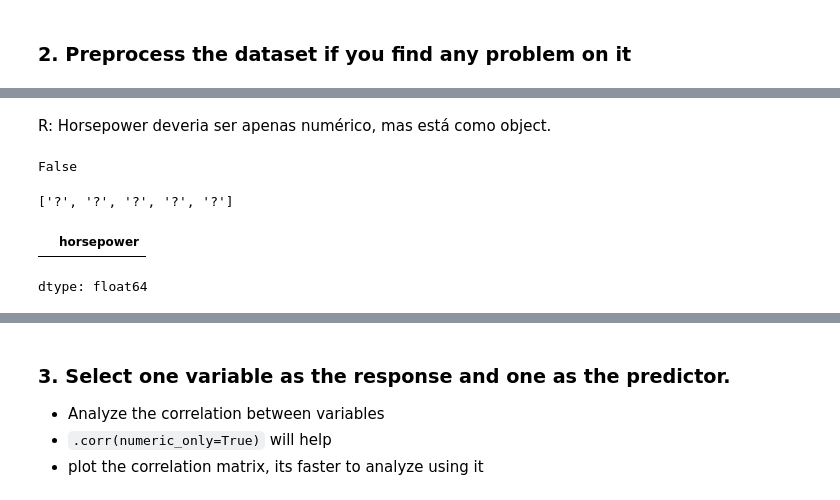
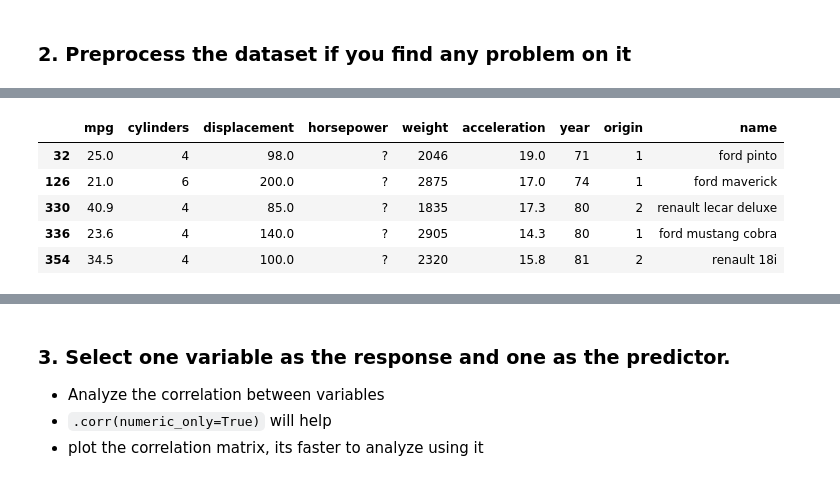
Before and after one commit to fabiojorge10/Data-Science, a Jupyter notebook: Week_10/ds-pr-week-10-student.ipynb, the cells around one changed output, grey strips where cells are left out. Saved outputs shown, nothing was run; the diff lists cells and outputs as text; code cells hidden in the pictures.

```diff
--- a/Week_10/ds-pr-week-10-student.ipynb
+++ b/Week_10/ds-pr-week-10-student.ipynb
@@ -609,29 +319,13 @@ Auto
-# %% [markdown]
-R: Horsepower deveria ser apenas numérico, mas está como object.
-# %%
-# your code here EXEMPLOS
-
-'100 usd'.replace(' usd', '')
-
-type(10) == str
-# %% [output]
-False
-# %%
-# your code here
-erros = []
-for value in Auto['horsepower']:
-  #print(value)
-  try:
-    int(value)
-  except:
-    erros.append(value)
-
-erros
-# %% [output]
-['?', '?', '?', '?', '?']
 # %%
 # your code here
-df[df.horsepower=='?']['horsepower']
+# Verifica intrusos
+non_numeric_hp = Auto[~Auto['horsepower'].str.isnumeric()]
+
+non_numeric_hp
 # %% [output]
-|  | horsepower |
+|  | mpg | cylinders | displacement | horsepower | weight | acceleration | year | origin | name |
+| 32 | 25.0 | 4 | 98.0 | ? | 2046 | 19.0 | 71 | 1 | ford pinto |
+| 126 | 21.0 | 6 | 200.0 | ? | 2875 | 17.0 | 74 | 1 | ford maverick |
+| 330 | 40.9 | 4 | 85.0 | ? | 1835 | 17.3 | 80 | 2 | renault lecar deluxe |
+| 336 | 23.6 | 4 | 140.0 | ? | 2905 | 14.3 | 80 | 1 | ford mustang cobra |
+| 354 | 34.5 | 4 | 100.0 | ? | 2320 | 15.8 | 81 | 2 | renault 18i |
-dtype: float64
```
Also changed, not shown: parts of 52 cells of this notebook.
